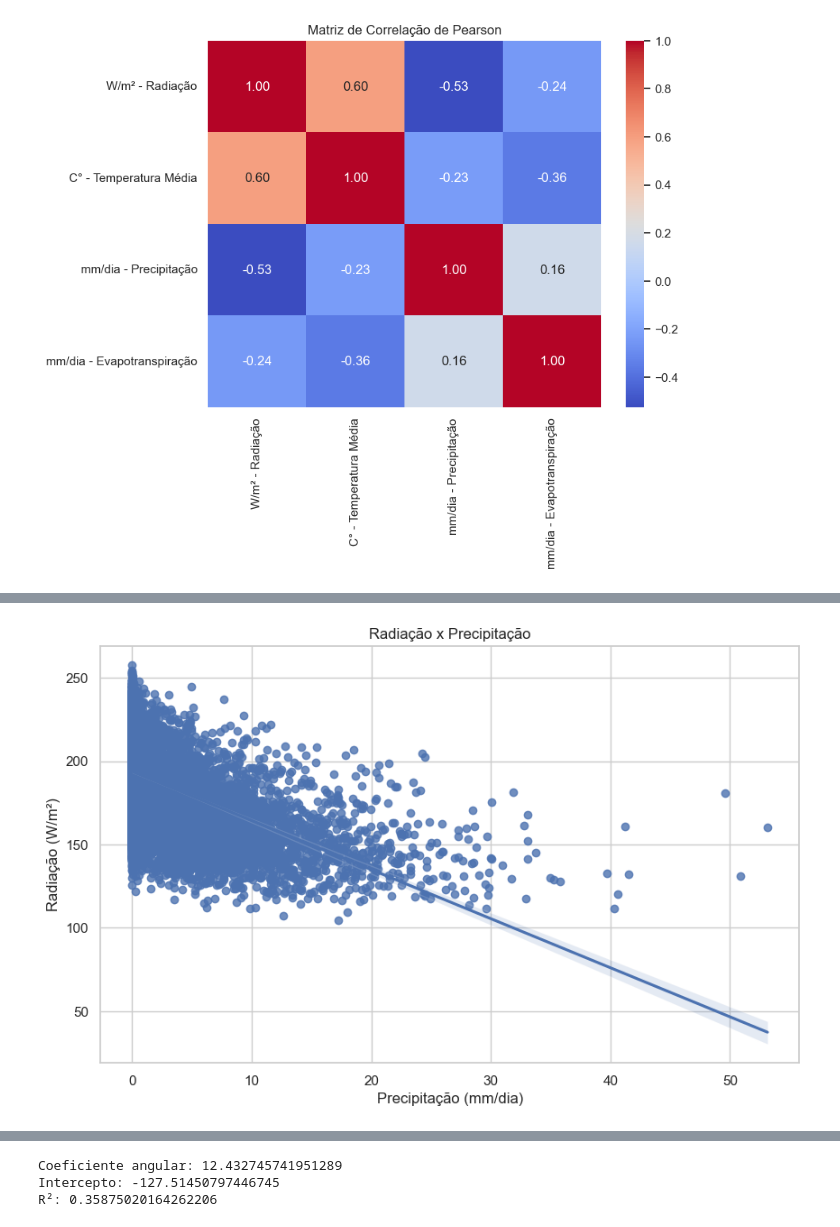
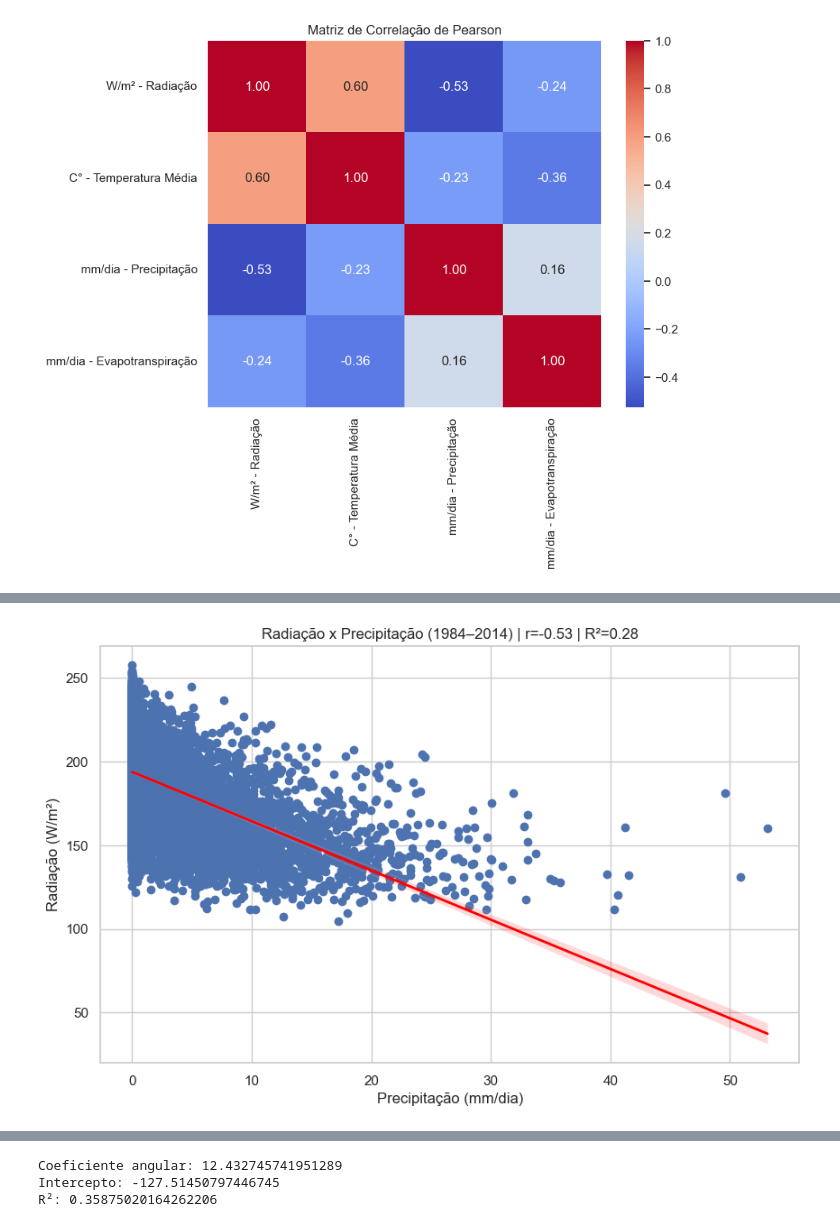
Before and after one commit to gabriellopes-eng/climate_analysis, a Jupyter notebook: climate_analysis/notebooks/04_correlacao_regressao.ipynb, the cells around one changed output, grey strips where cells are left out. Cells and saved outputs as stored; diff of their text form; code cells hidden in the pictures.

```diff
--- a/climate_analysis/notebooks/04_correlacao_regressao.ipynb
+++ b/climate_analysis/notebooks/04_correlacao_regressao.ipynb
@@ -131,12 +167,25 @@ plt.show()
 # %%
+# 3) Radiação x Precipitação
+x = dados["mm/dia - Precipitação"]
+y = dados["W/m² - Radiação"]
+
+r = x.corr(y)
+
+X = x.to_frame()
+modelo = LinearRegression()
+modelo.fit(X, y)
+r2 = modelo.score(X, y)
+
 sns.regplot(
-    x=dados["mm/dia - Precipitação"],
-    y=dados["W/m² - Radiação"]
-)
+    x=x,
+    y=y,
+    scatter_kws={"alpha": 1},  # pontos opacos
+    line_kws={"color": "red", "linewidth": 2}
+ )
 
 plt.xlabel("Precipitação (mm/dia)")
 plt.ylabel("Radiação (W/m²)")
-plt.title("Radiação x Precipitação")
+plt.title(f"Radiação x Precipitação (1984–2014) | r={r:.2f} | R²={r2:.2f}")
 plt.show()
 # %% [output]
-[figure, old version]
+[figure, new version]
```
Also changed, not shown: parts of 11 cells of this notebook.
